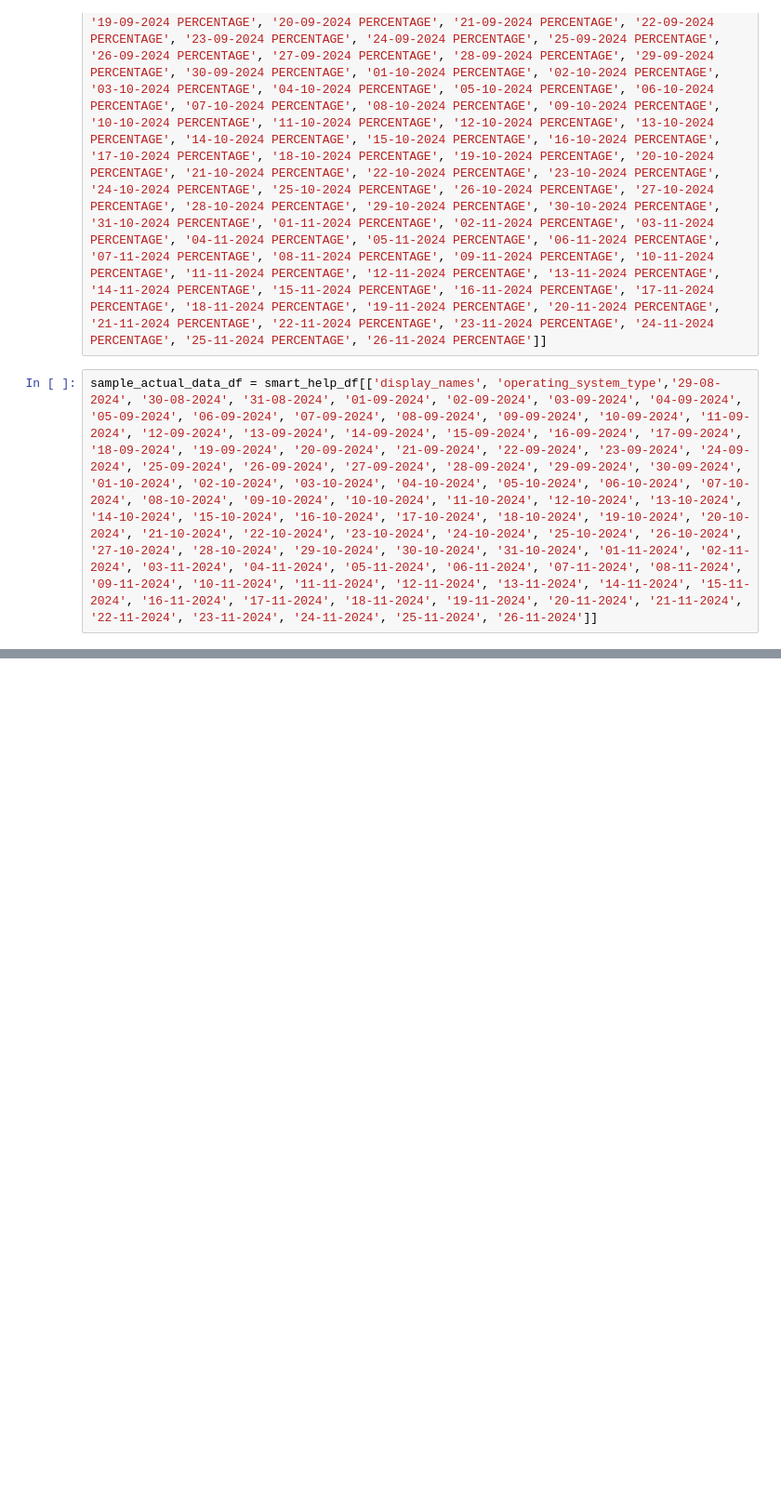
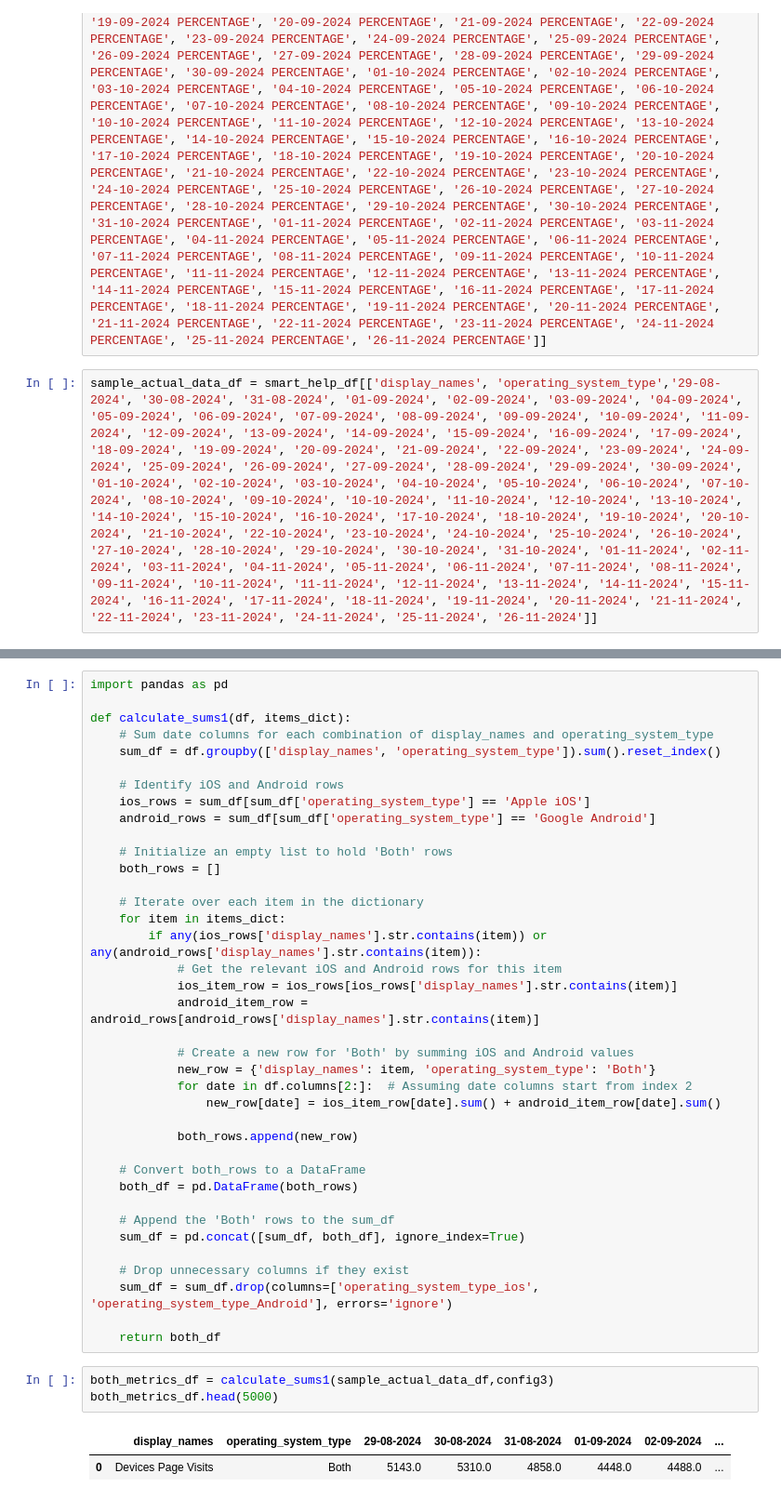
Before and after one commit to gokul-r-7/MyCodes, a Jupyter notebook: HS_test.ipynb, the cells around one changed output, grey strips where cells are left out. Shown: that part at 93% size. Cells and saved outputs as stored; diff of their text form; blank space fills up the shorter version.

```diff
--- a/HS_test.ipynb
+++ b/HS_test.ipynb
@@ -1143,0 +1014,44 @@ combined_df3.head(20)
+# %%
+import pandas as pd
+
+def calculate_sums1(df, items_dict):
+    # Sum date columns for each combination of display_names and operating_system_type
+    sum_df = df.groupby(['display_names', 'operating_system_type']).sum().reset_index()
+
+    # Identify iOS and Android rows
+    ios_rows = sum_df[sum_df['operating_system_type'] == 'Apple iOS']
+    android_rows = sum_df[sum_df['operating_system_type'] == 'Google Android']
+
+    # Initialize an empty list to hold 'Both' rows
+    both_rows = []
+
+    # Iterate over each item in the dictionary
+    for item in items_dict:
+        if any(ios_rows['display_names'].str.contains(item)) or any(android_rows['display_names'].str.contains(item)):
+            # Get the relevant iOS and Android rows for this item
+            ios_item_row = ios_rows[ios_rows['display_names'].str.contains(item)]
+            android_item_row = android_rows[android_rows['display_names'].str.contains(item)]
+
+            # Create a new row for 'Both' by summing iOS and Android values
+            new_row = {'display_names': item, 'operating_system_type': 'Both'}
+            for date in df.columns[2:]:  # Assuming date columns start from index 2
+                new_row[date] = ios_item_row[date].sum() + android_item_row[date].sum()
+
+            both_rows.append(new_row)
+
+    # Convert both_rows to a DataFrame
+    both_df = pd.DataFrame(both_rows)
+
+    # Append the 'Both' rows to the sum_df
+    sum_df = pd.concat([sum_df, both_df], ignore_index=True)
+
+    # Drop unnecessary columns if they exist
+    sum_df = sum_df.drop(columns=['operating_system_type_ios', 'operating_system_type_Android'], errors='ignore')
+
+    return both_df
+# %%
+both_metrics_df = calculate_sums1(sample_actual_data_df,config3)
+both_metrics_df.head(5000)
+# %% [output]
+|  | display_names | operating_system_type | 29-08-2024 | 30-08-2024 | 31-08-2024 | 01-09-2024 | 02-09-2024 | ... |
+| 0 | Devices Page Visits | Both | 5143.0 | 5310.0 | 4858.0 | 4448.0 | 4488.0 | ... |
```
Also changed, not shown: parts of 24 cells of this notebook, 1 other file.
